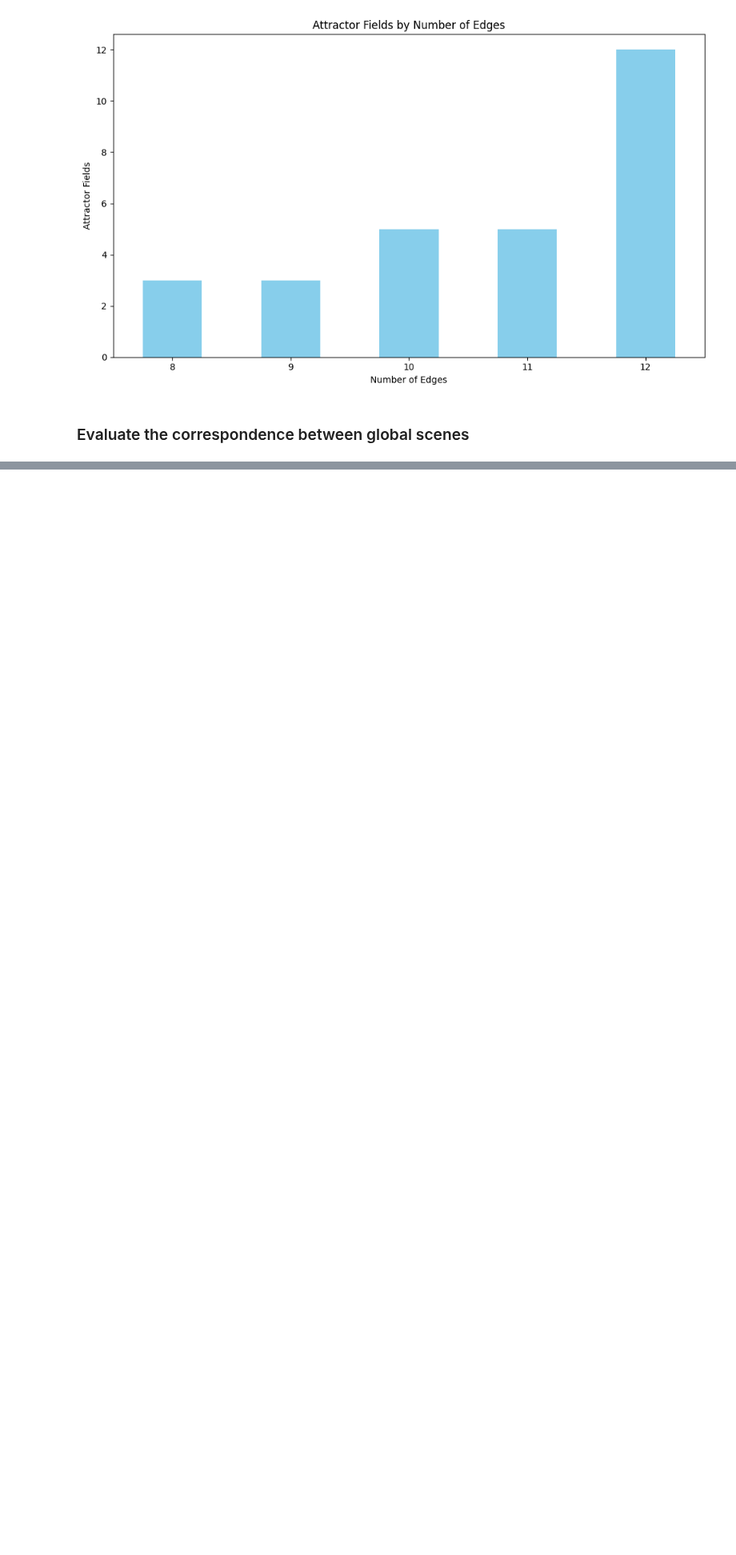
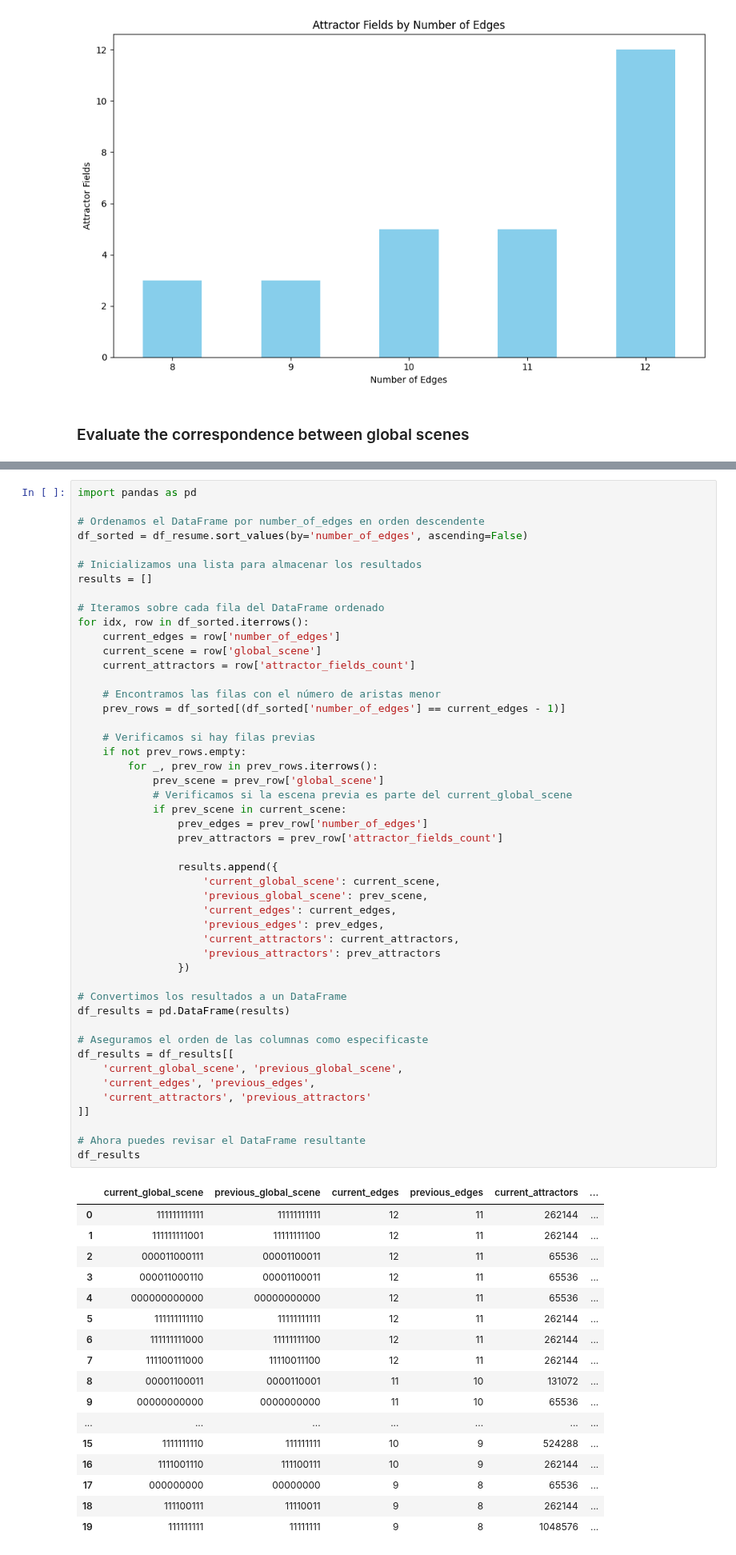
Before and after one commit to crptcusco/cbnetwork, a Jupyter notebook: experiments/7_aleatory_template_coupling_signals/exp7_3_evaluate_equivalence.ipynb, the cells around one changed output, grey strips where cells are left out. Shown at 80% size. Cells and saved outputs as stored; diff of their text form; blank space fills up the shorter version.

```diff
--- a/experiments/7_aleatory_template_coupling_signals/exp7_3_evaluate_equivalence.ipynb
+++ b/experiments/7_aleatory_template_coupling_signals/exp7_3_evaluate_equivalence.ipynb
@@ -272,0 +287,66 @@ results_df
+# %%
+import pandas as pd
+
+# Ordenamos el DataFrame por number_of_edges en orden descendente
+df_sorted = df_resume.sort_values(by='number_of_edges', ascending=False)
+
+# Inicializamos una lista para almacenar los resultados
+results = []
+
+# Iteramos sobre cada fila del DataFrame ordenado
+for idx, row in df_sorted.iterrows():
+    current_edges = row['number_of_edges']
+    current_scene = row['global_scene']
+    current_attractors = row['attractor_fields_count']
+
+    # Encontramos las filas con el número de aristas menor
+    prev_rows = df_sorted[(df_sorted['number_of_edges'] == current_edges - 1)]
+
+    # Verificamos si hay filas previas
+    if not prev_rows.empty:
+        for _, prev_row in prev_rows.iterrows():
+            prev_scene = prev_row['global_scene']
+            # Verificamos si la escena previa es parte del current_global_scene
+            if prev_scene in current_scene:
+                prev_edges = prev_row['number_of_edges']
+                prev_attractors = prev_row['attractor_fields_count']
+
+                results.append({
+                    'current_global_scene': current_scene,
+                    'previous_global_scene': prev_scene,
+                    'current_edges': current_edges,
+                    'previous_edges': prev_edges,
+                    'current_attractors': current_attractors,
+                    'previous_attractors': prev_attractors
+                })
+
+# Convertimos los resultados a un DataFrame
+df_results = pd.DataFrame(results)
+
+# Aseguramos el orden de las columnas como especificaste
+df_results = df_results[[
+    'current_global_scene', 'previous_global_scene',
+    'current_edges', 'previous_edges',
+    'current_attractors', 'previous_attractors'
+]]
+
+# Ahora puedes revisar el DataFrame resultante
+df_results
+# %% [output]
+|  | current_global_scene | previous_global_scene | current_edges | previous_edges | current_attractors | ... |
+| 0 | 111111111111 | 11111111111 | 12 | 11 | 262144 | ... |
+| 1 | 111111111001 | 11111111100 | 12 | 11 | 262144 | ... |
+| 2 | 000011000111 | 00001100011 | 12 | 11 | 65536 | ... |
+| 3 | 000011000110 | 00001100011 | 12 | 11 | 65536 | ... |
+| 4 | 000000000000 | 00000000000 | 12 | 11 | 65536 | ... |
+| 5 | 111111111110 | 11111111111 | 12 | 11 | 262144 | ... |
+| 6 | 111111111000 | 11111111100 | 12 | 11 | 262144 | ... |
+| 7 | 111100111000 | 11110011100 | 12 | 11 | 262144 | ... |
+| 8 | 00001100011 | 0000110001 | 11 | 10 | 131072 | ... |
+| 9 | 00000000000 | 0000000000 | 11 | 10 | 65536 | ... |
+| ... | ... | ... | ... | ... | ... | ... |
+| 15 | 1111111110 | 111111111 | 10 | 9 | 524288 | ... |
+| 16 | 1111001110 | 111100111 | 10 | 9 | 262144 | ... |
+| 17 | 000000000 | 00000000 | 9 | 8 | 65536 | ... |
+| 18 | 111100111 | 11110011 | 9 | 8 | 262144 | ... |
+| 19 | 111111111 | 11111111 | 9 | 8 | 1048576 | ... |
```
Also changed, not shown: parts of 7 cells of this notebook.
